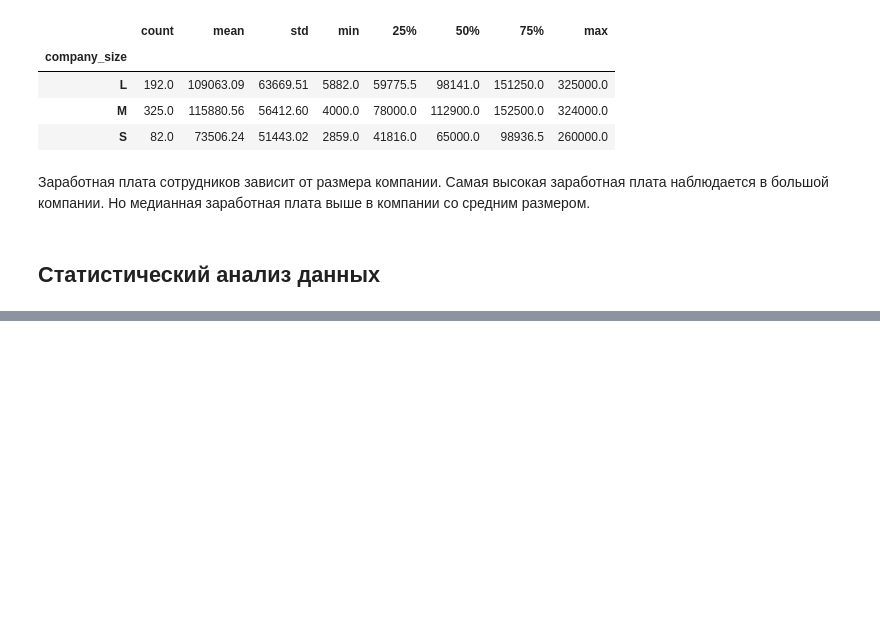
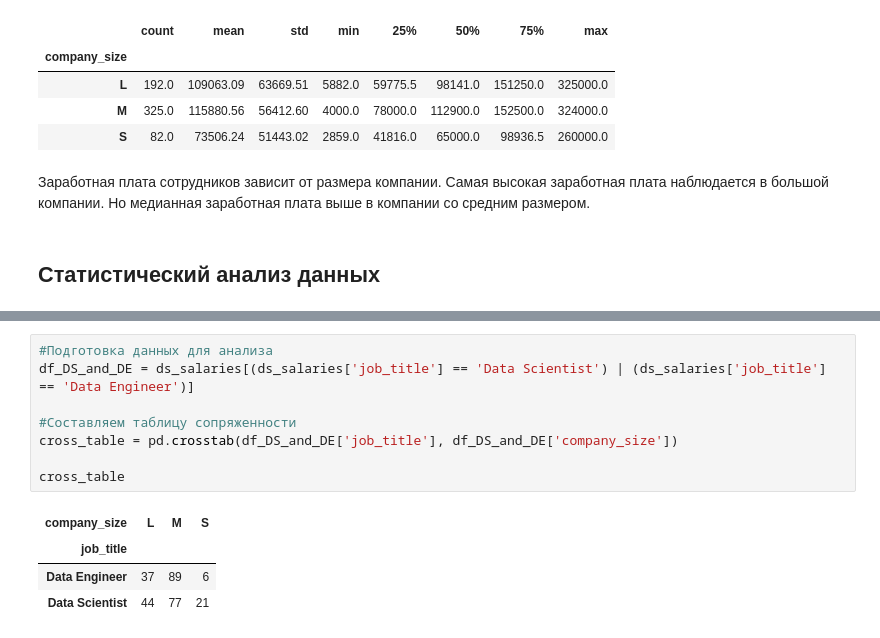
Before and after one commit to ret4ed/Sf_DS_game_1, a Jupyter notebook: Skillfactory/EDA_4_Статистические тесты/Практика. Исследование данных HR-агенства.ipynb, the cells around one changed output, grey strips where cells are left out. Cells and saved outputs as stored; diff of their text form; blank space fills up the shorter version.

```diff
--- a/Skillfactory/EDA_4_Статистические тесты/Практика. Исследование данных HR-агенства.ipynb
+++ b/Skillfactory/EDA_4_Статистические тесты/Практика. Исследование данных HR-агенства.ipynb
@@ -525,0 +766,13 @@ data_agg
+# %%
+#Подготовка данных для анализа
+df_DS_and_DE = ds_salaries[(ds_salaries['job_title'] == 'Data Scientist') | (ds_salaries['job_title'] == 'Data Engineer')]
+
+#Составляем таблицу сопряженности
+cross_table = pd.crosstab(df_DS_and_DE['job_title'], df_DS_and_DE['company_size'])
+
+cross_table
+# %% [output]
+| company_size | L | M | S |
+| job_title |  |  |  |
+| Data Engineer | 37 | 89 | 6 |
+| Data Scientist | 44 | 77 | 21 |
```
Also changed, not shown: parts of 25 cells of this notebook.
